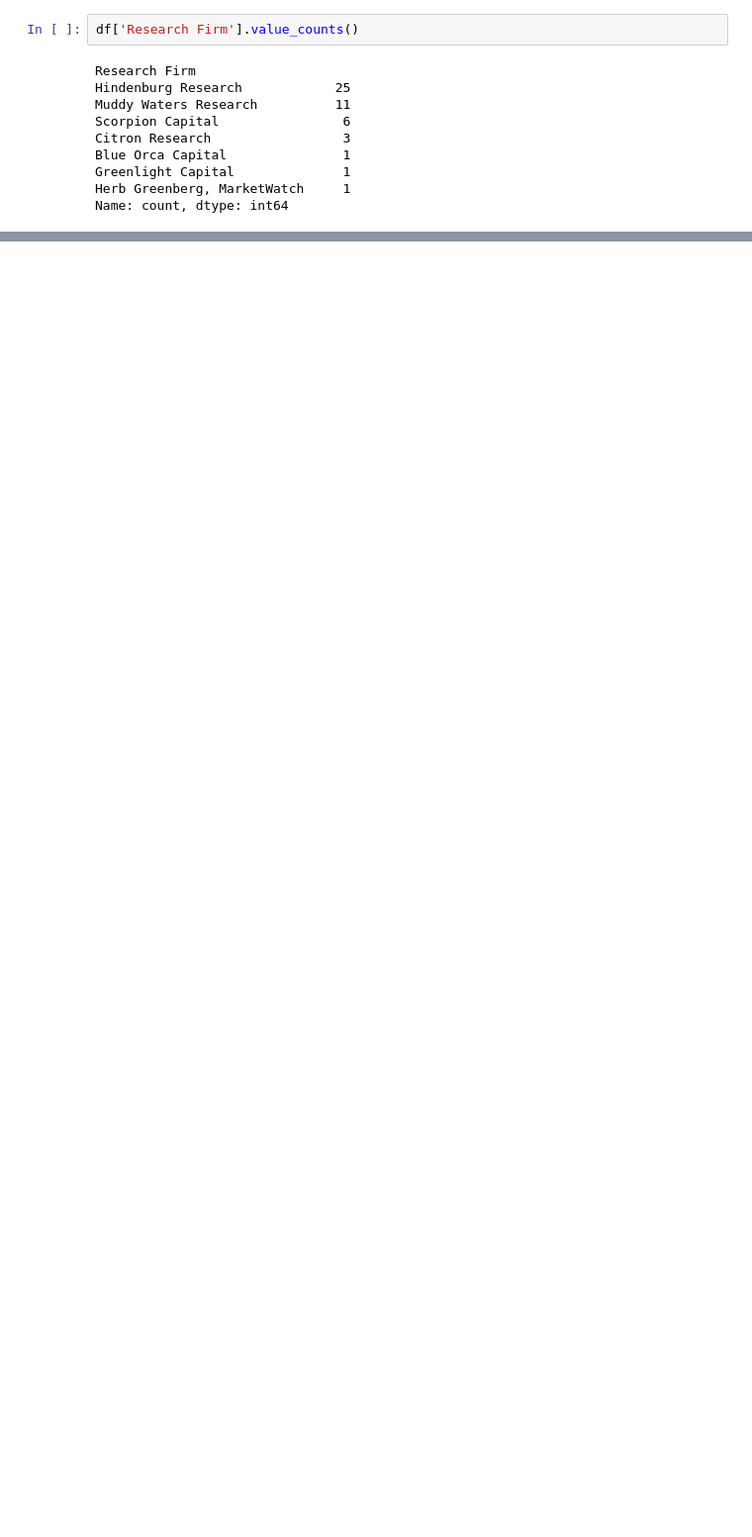
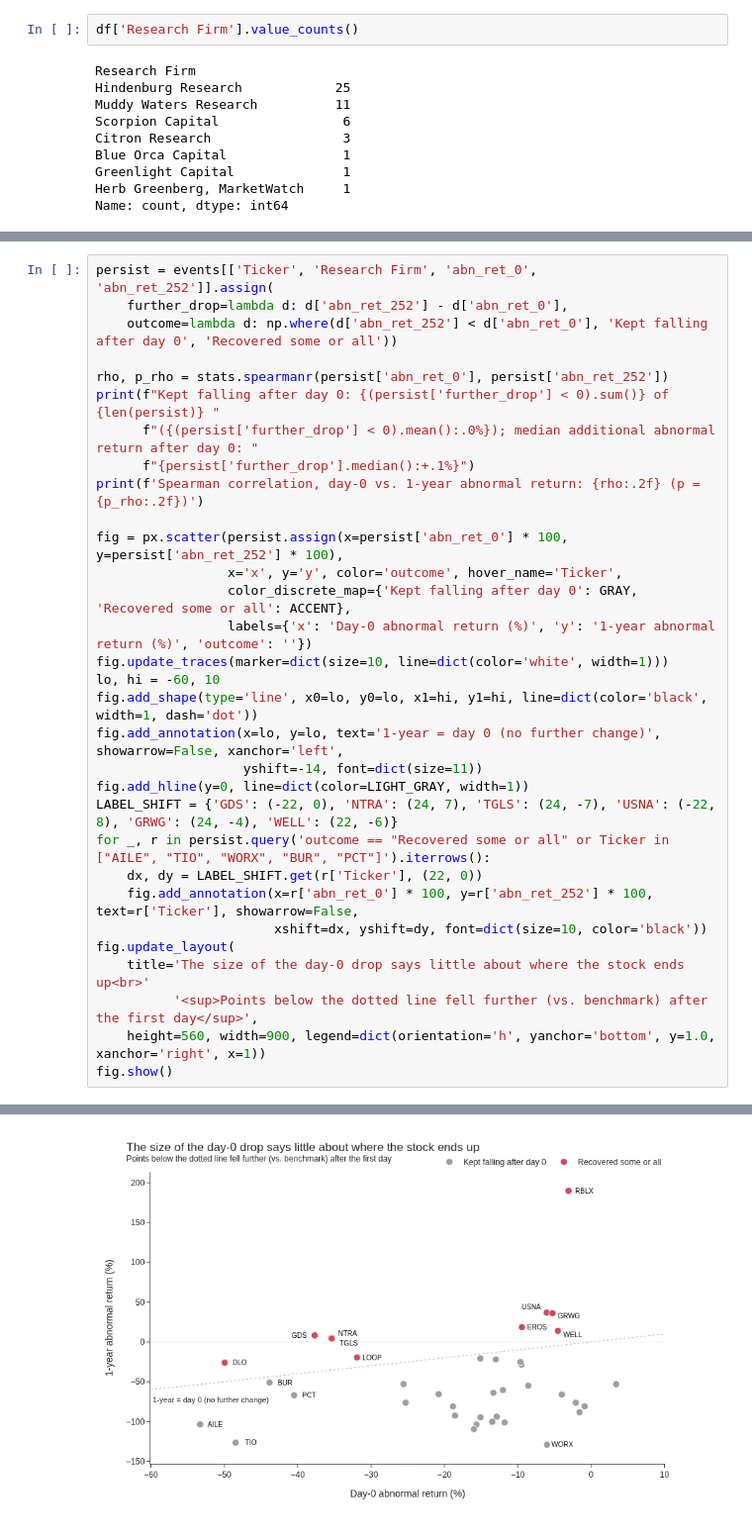
Before and after one commit to subwaymatch/analytics-case-development, a Jupyter notebook: short-seller-reports/short-seller-reports.ipynb, the cells around one changed output, grey strips where cells are left out. Shown at 99% size. Saved outputs shown, nothing was run; the diff lists cells and outputs as text; blank space fills up the shorter version.

```diff
--- a/short-seller-reports/short-seller-reports.ipynb
+++ b/short-seller-reports/short-seller-reports.ipynb
@@ -98,0 +509,32 @@ Index: []
+# %%
+persist = events[['Ticker', 'Research Firm', 'abn_ret_0', 'abn_ret_252']].assign(
+    further_drop=lambda d: d['abn_ret_252'] - d['abn_ret_0'],
+    outcome=lambda d: np.where(d['abn_ret_252'] < d['abn_ret_0'], 'Kept falling after day 0', 'Recovered some or all'))
+
+rho, p_rho = stats.spearmanr(persist['abn_ret_0'], persist['abn_ret_252'])
+print(f"Kept falling after day 0: {(persist['further_drop'] < 0).sum()} of {len(persist)} "
+      f"({(persist['further_drop'] < 0).mean():.0%}); median additional abnormal return after day 0: "
+      f"{persist['further_drop'].median():+.1%}")
+print(f'Spearman correlation, day-0 vs. 1-year abnormal return: {rho:.2f} (p = {p_rho:.2f})')
+
+fig = px.scatter(persist.assign(x=persist['abn_ret_0'] * 100, y=persist['abn_ret_252'] * 100),
+                 x='x', y='y', color='outcome', hover_name='Ticker',
+                 color_discrete_map={'Kept falling after day 0': GRAY, 'Recovered some or all': ACCENT},
+                 labels={'x': 'Day-0 abnormal return (%)', 'y': '1-year abnormal return (%)', 'outcome': ''})
+fig.update_traces(marker=dict(size=10, line=dict(color='white', width=1)))
+lo, hi = -60, 10
+fig.add_shape(type='line', x0=lo, y0=lo, x1=hi, y1=hi, line=dict(color='black', width=1, dash='dot'))
+fig.add_annotation(x=lo, y=lo, text='1-year = day 0 (no further change)', showarrow=False, xanchor='left',
+                   yshift=-14, font=dict(size=11))
+fig.add_hline(y=0, line=dict(color=LIGHT_GRAY, width=1))
+LABEL_SHIFT = {'GDS': (-22, 0), 'NTRA': (24, 7), 'TGLS': (24, -7), 'USNA': (-22, 8), 'GRWG': (24, -4), 'WELL': (22, -6)}
+for _, r in persist.query('outcome == "Recovered some or all" or Ticker in ["AILE", "TIO", "WORX", "BUR", "PCT"]').iterrows():
+    dx, dy = LABEL_SHIFT.get(r['Ticker'], (22, 0))
+    fig.add_annotation(x=r['abn_ret_0'] * 100, y=r['abn_ret_252'] * 100, text=r['Ticker'], showarrow=False,
+                       xshift=dx, yshift=dy, font=dict(size=10, color='black'))
+fig.update_layout(
+    title='The size of the day-0 drop says little about where the stock ends up<br>'
+          '<sup>Points below the dotted line fell further (vs. benchmark) after the first day</sup>',
+    height=560, width=900, legend=dict(orientation='h', yanchor='bottom', y=1.0, xanchor='right', x=1))
+fig.show()
+# %% [output]
@@ -98,0 +543 @@ Index: []
+[figure, added]
```
Also changed, not shown: parts of 48 cells of this notebook, 1 other file.
